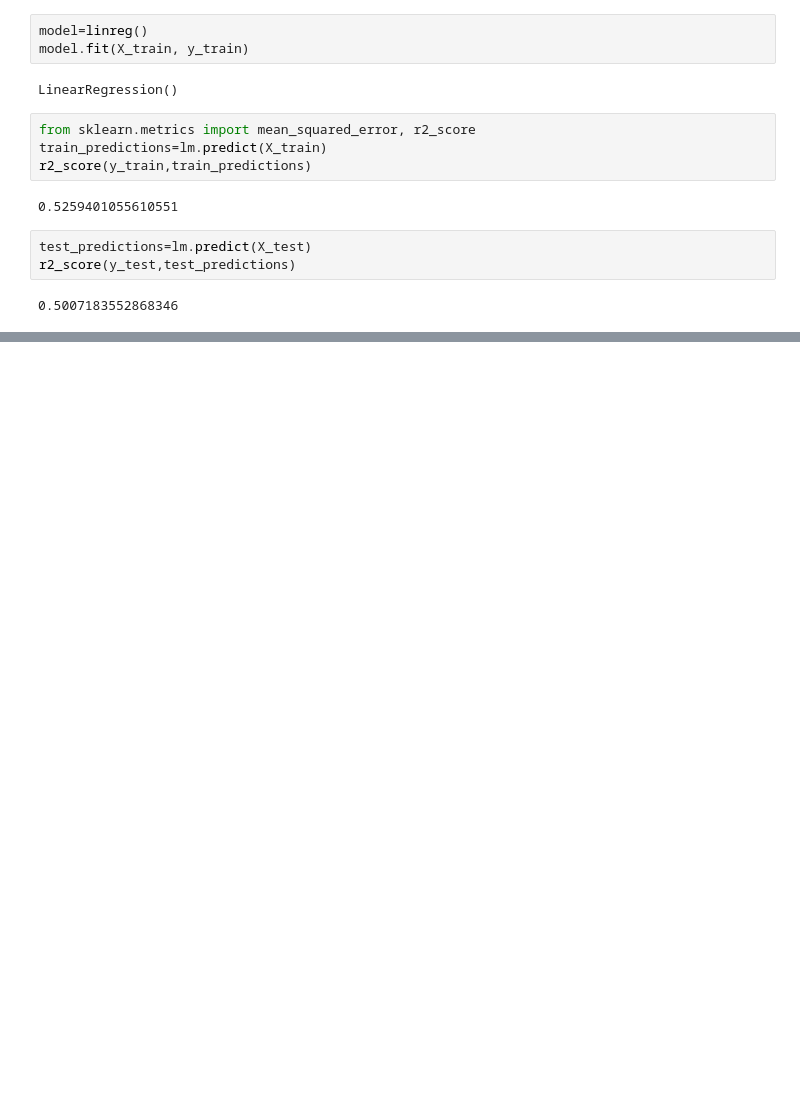
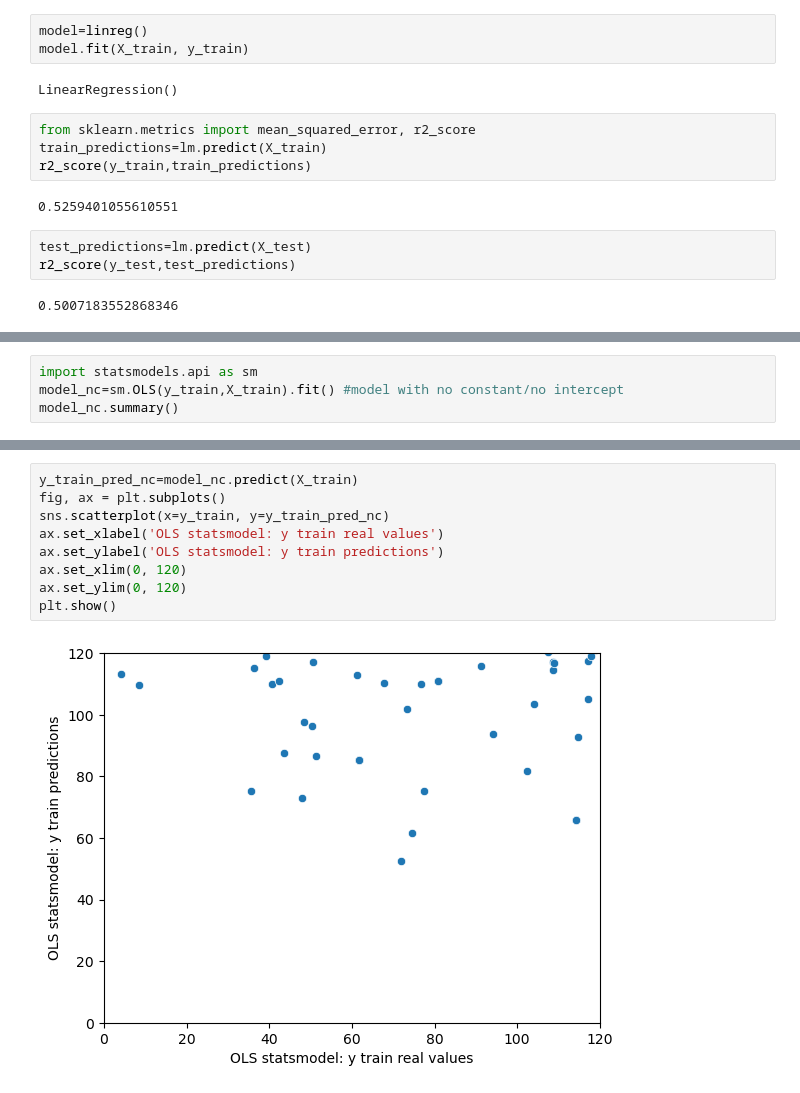
Before and after one commit to jcarsu/Activities-IH, a Jupyter notebook: Lab 7.ipynb, the cells around one changed output, grey strips where cells are left out. Drawn from its saved outputs; the diff is of its cells as text; blank space fills up the shorter version.

```diff
--- a/Lab 7.ipynb
+++ b/Lab 7.ipynb
@@ -250,0 +272,4 @@ r2_score(y_test,test_predictions)
+# %%
+import statsmodels.api as sm
+model_nc=sm.OLS(y_train,X_train).fit() #model with no constant/no intercept
+model_nc.summary()
@@ -250,0 +304,11 @@ r2_score(y_test,test_predictions)
+# %%
+y_train_pred_nc=model_nc.predict(X_train)
+fig, ax = plt.subplots()
+sns.scatterplot(x=y_train, y=y_train_pred_nc)
+ax.set_xlabel('OLS statsmodel: y train real values')
+ax.set_ylabel('OLS statsmodel: y train predictions')
+ax.set_xlim(0, 120)
+ax.set_ylim(0, 120)
+plt.show()
+# %% [output]
+[figure, added]
```
Also changed, not shown: parts of 10 cells of this notebook.
